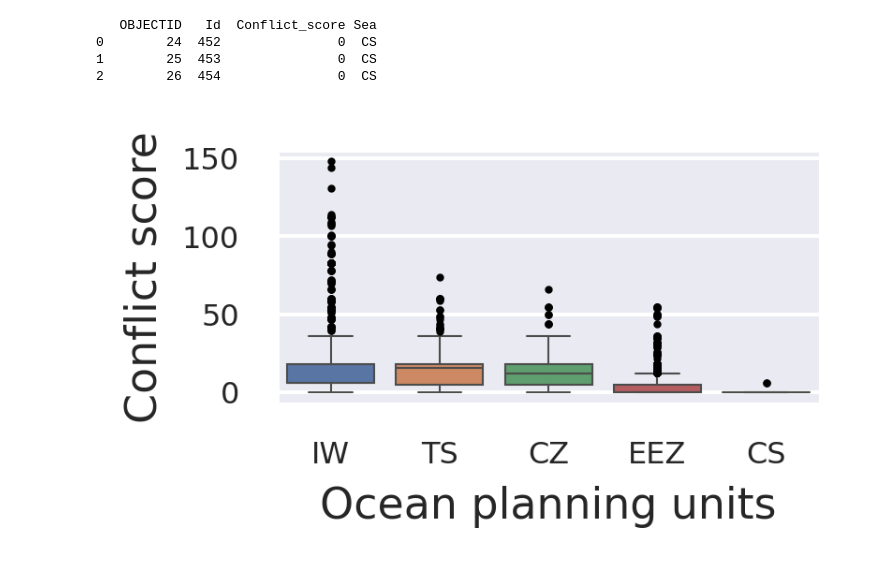
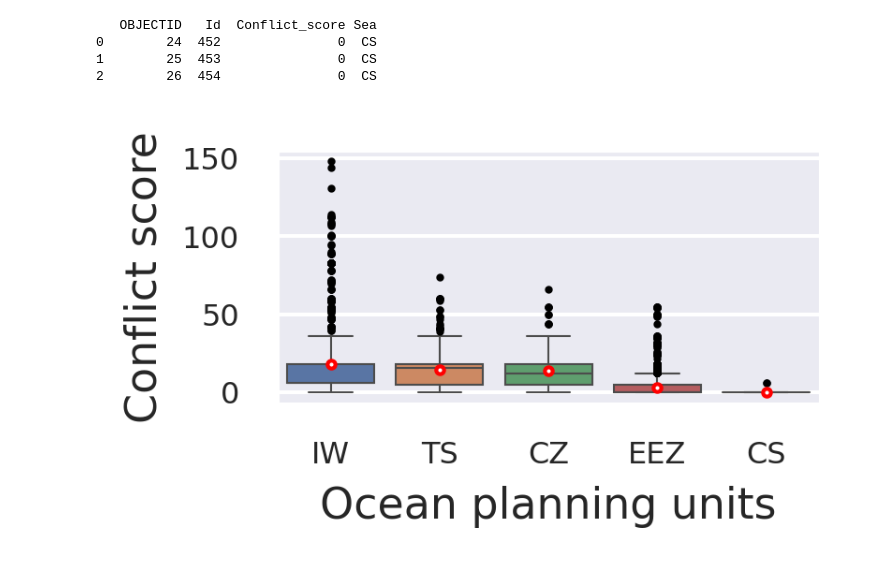
Before and after one commit to SanjoyRoyIuav/MSP2, a Jupyter notebook: Box_Plot.ipynb, the cells around one changed output. Cells and saved outputs as stored; diff of their text form; code cells hidden in the pictures.

```diff
--- a/Box_Plot.ipynb
+++ b/Box_Plot.ipynb
@@ -15,21 +15,23 @@ print(toc.head(3))
 # %%
 from IPython.core.pylabtools import figsize
 import matplotlib.pyplot as plt
 import seaborn as sns
 sns.set_theme(style="whitegrid")
 
 plt.figure(figsize=(2.5, 1.2), dpi=300) #defining figure size and resolution
 
 Labels=["IW","TS","CZ","EEZ",'CS'] #X axis label ordering
 
 sns.set(font_scale = 0.7) #x and y axis tick label size control
 
 flierprops = dict(marker='o', markerfacecolor='None', markersize=1,  markeredgecolor='black') #changing outlier markers size and shape
+meanprops = dict(marker='o', markerfacecolor='white', markersize=2,  markeredgecolor='red') #changing outlier markers size and shape
 
-sns.boxplot(x="Sea", y="Conflict_score", data=toc, order=Labels,  linewidth=0.5, palette="deep", flierprops=flierprops)
+
+sns.boxplot(x="Sea", y="Conflict_score", data=toc, order=Labels, showmeans=True, meanprops=meanprops, flierprops=flierprops, linewidth=0.5, palette="deep", )
 plt.ylabel("Conflict score", size= 11)
 plt.xlabel("Ocean planning units", size= 11)
 
 plt.show()
 # %% [output]
-[figure, old version]
+[figure, new version]
```
